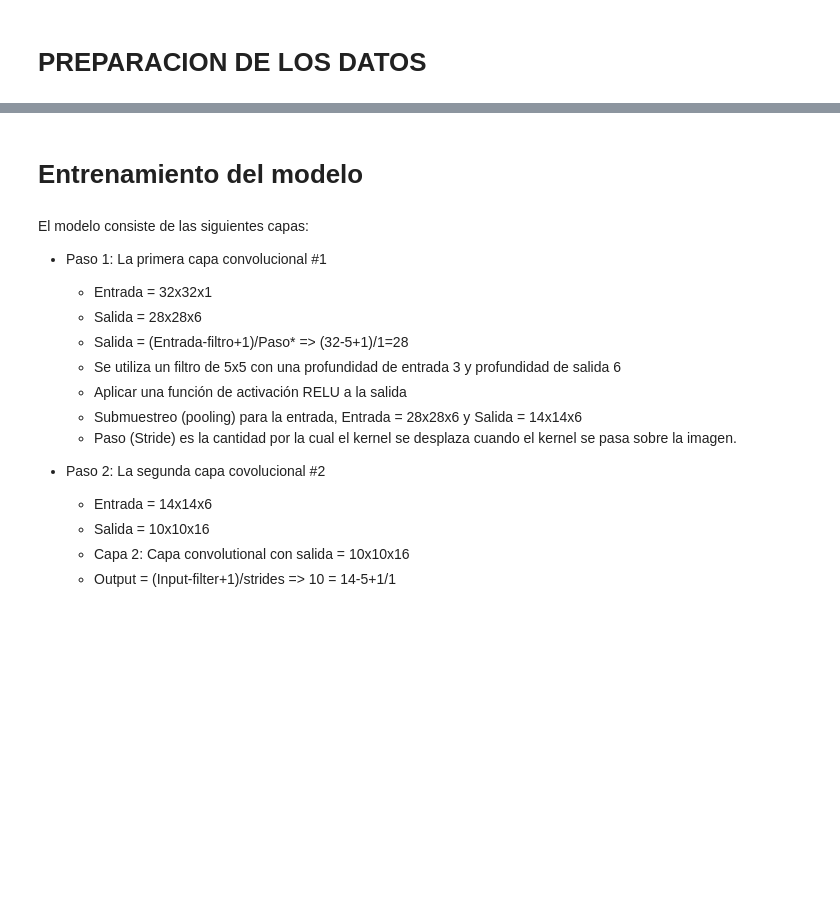
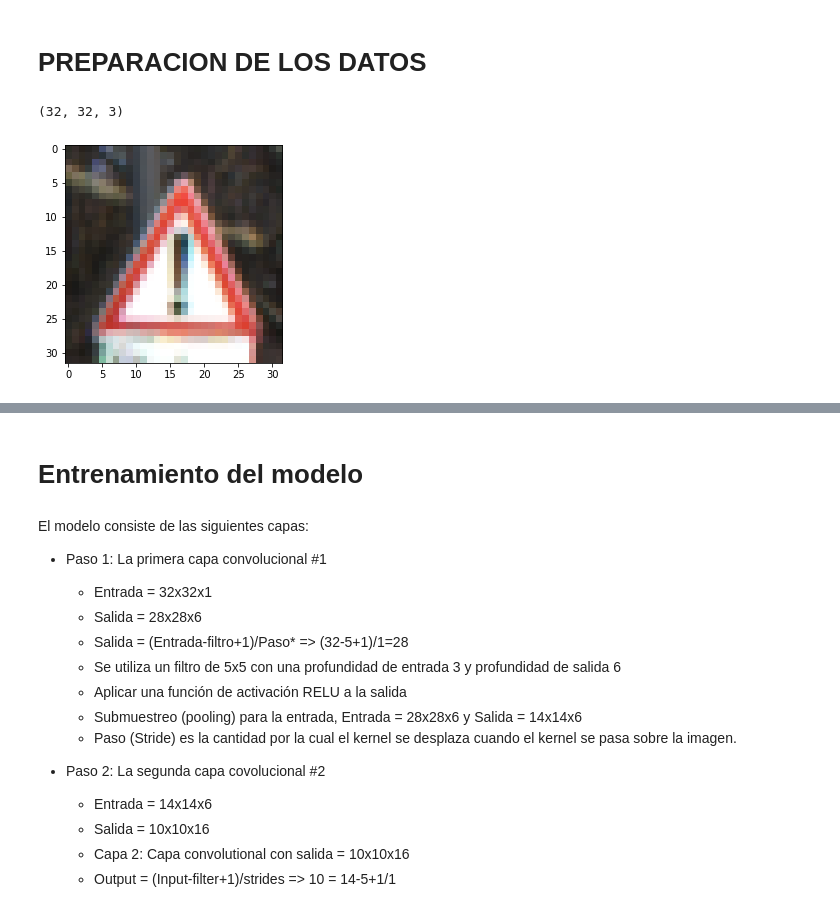
Before and after one commit to raulangelj/DS-Lab10, a Jupyter notebook: Lab 10 - Clasificacion Rotulos Transito con LeNet.ipynb, the cells around one changed output, grey strips where cells are left out. Saved outputs shown, nothing was run; the diff lists cells and outputs as text; code cells hidden in the pictures; blank space fills up the shorter version.

```diff
--- a/Lab 10 - Clasificacion Rotulos Transito con LeNet.ipynb
+++ b/Lab 10 - Clasificacion Rotulos Transito con LeNet.ipynb
@@ -136,0 +133,13 @@ print(image.shape)
+# %%
+# "Barajear" los datos
+from sklearn.utils import shuffle
+X_entreno, y_entreno = shuffle(X_entreno, y_entreno)
+X_valida, y_valida = shuffle(X_valida, y_valida)
+X_prueba, y_prueba = shuffle(X_prueba, y_prueba)
+# %%
+image = X_entreno[0]
+plt.imshow(image)
+print(image.shape)
+# %% [output]
+(32, 32, 3)
+[figure, added]
```
Also changed, not shown: parts of 11 cells of this notebook.
